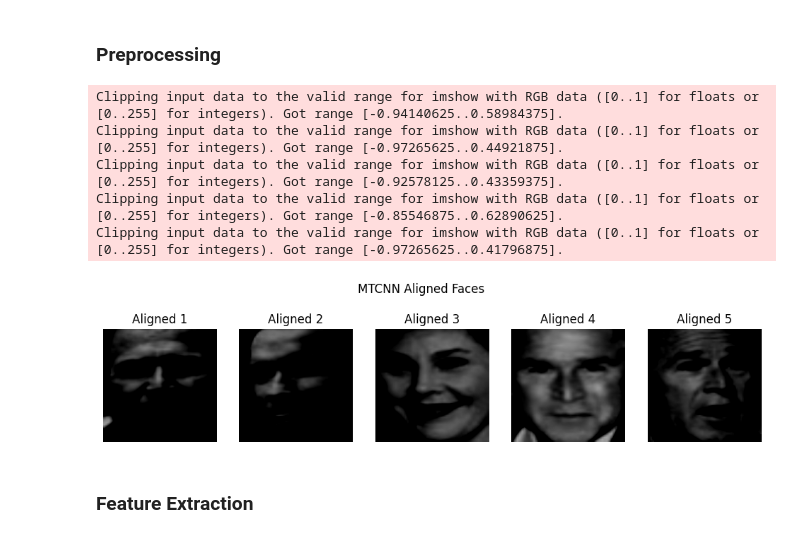
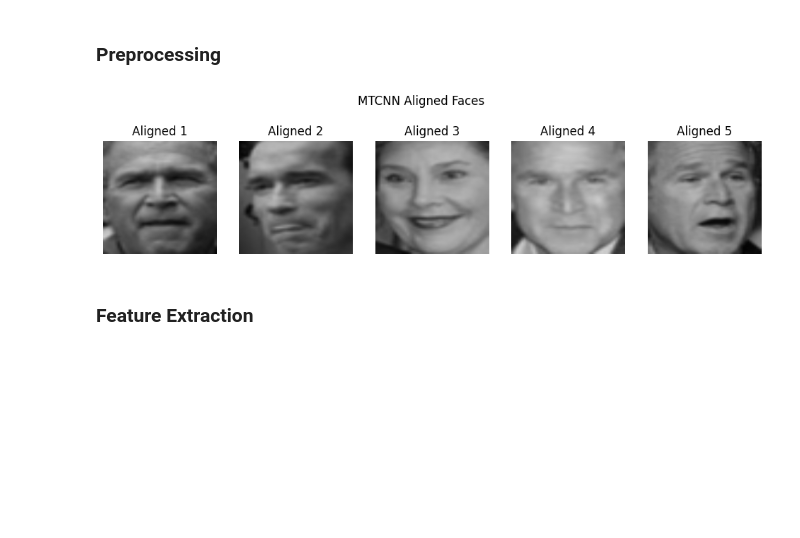
Before and after one commit to CyberKL/face-recognition, a Jupyter notebook: technology-eval.ipynb, the cells around one changed output. Drawn from its saved outputs; the diff is of its cells as text; code cells hidden in the pictures; blank space fills up the shorter version.

```diff
--- a/technology-eval.ipynb
+++ b/technology-eval.ipynb
@@ -384,26 +385,22 @@ def preprocess_facenet(images):
 
 images_preprocessed = preprocess_facenet(images)
 # %%
+# Not much differnce as lfw dataset is already well cropped
 plt.figure(figsize=(12, 3))
 count = 0
 for image in images_preprocessed:
     if image is not None:
         plt.subplot(1, 5, count + 1)
-        plt.imshow(image.permute(1, 2, 0).cpu().numpy())
+        plt.imshow(((image.permute(1, 2, 0) + 1) / 2).cpu().numpy())
         plt.title(f"Aligned {count+1}")
         plt.axis('off')
         count += 1
     if count == 5:
         break
 plt.suptitle("MTCNN Aligned Faces")
 plt.show()
 # %% [output]
-Clipping input data to the valid range for imshow with RGB data ([0..1] for floats or [0..255] for integers). Got range [-0.94140625..0.58984375].
-Clipping input data to the valid range for imshow with RGB data ([0..1] for floats or [0..255] for integers). Got range [-0.97265625..0.44921875].
-Clipping input data to the valid range for imshow with RGB data ([0..1] for floats or [0..255] for integers). Got range [-0.92578125..0.43359375].
-Clipping input data to the valid range for imshow with RGB data ([0..1] for floats or [0..255] for integers). Got range [-0.85546875..0.62890625].
-Clipping input data to the valid range for imshow with RGB data ([0..1] for floats or [0..255] for integers). Got range [-0.97265625..0.41796875].
-[figure, old version]
+[figure, new version]
 # %%
 X_train, X_test, y_train, y_test = split_dataset(images_preprocessed, labels, 'list')
 # %% [markdown]
```
Also changed, not shown: parts of 16 cells of this notebook.
